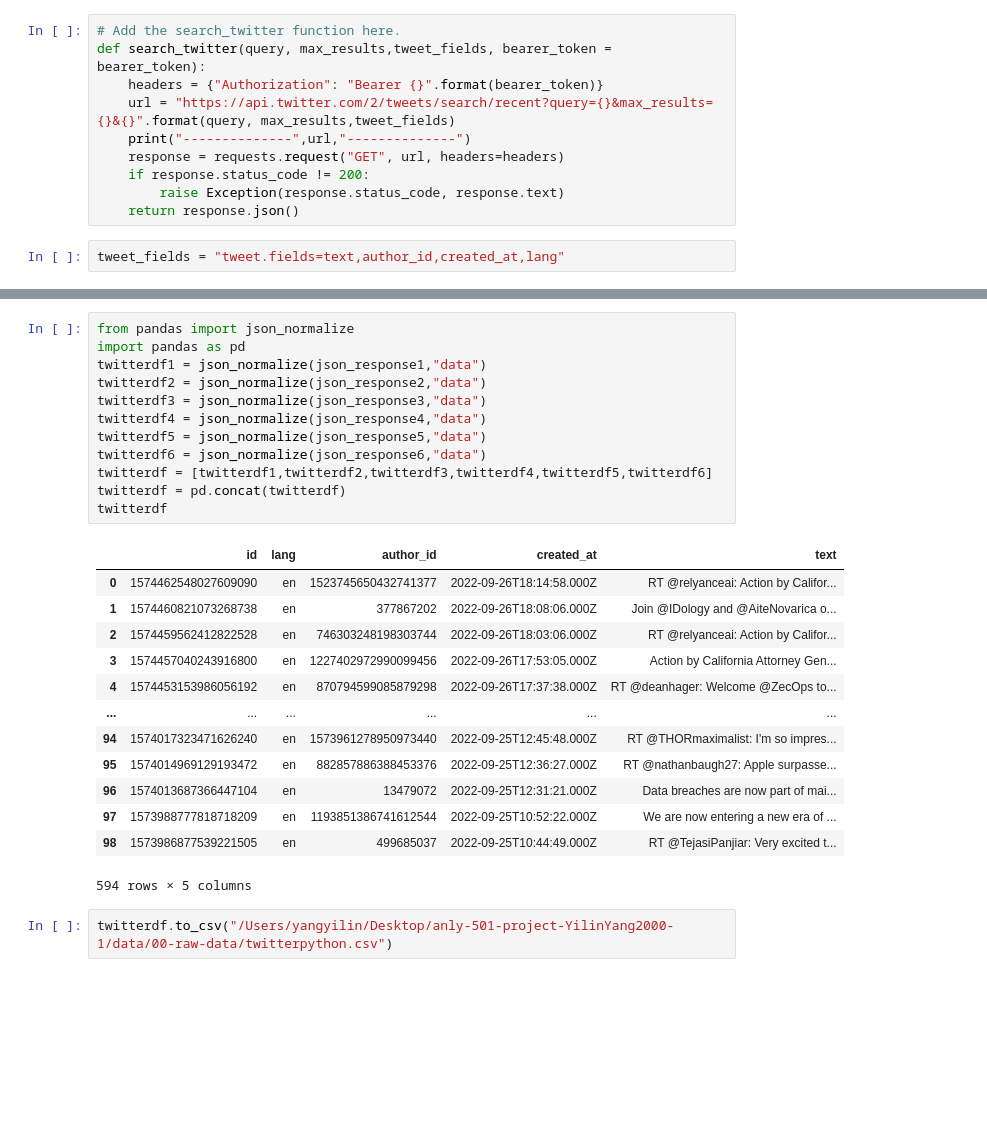
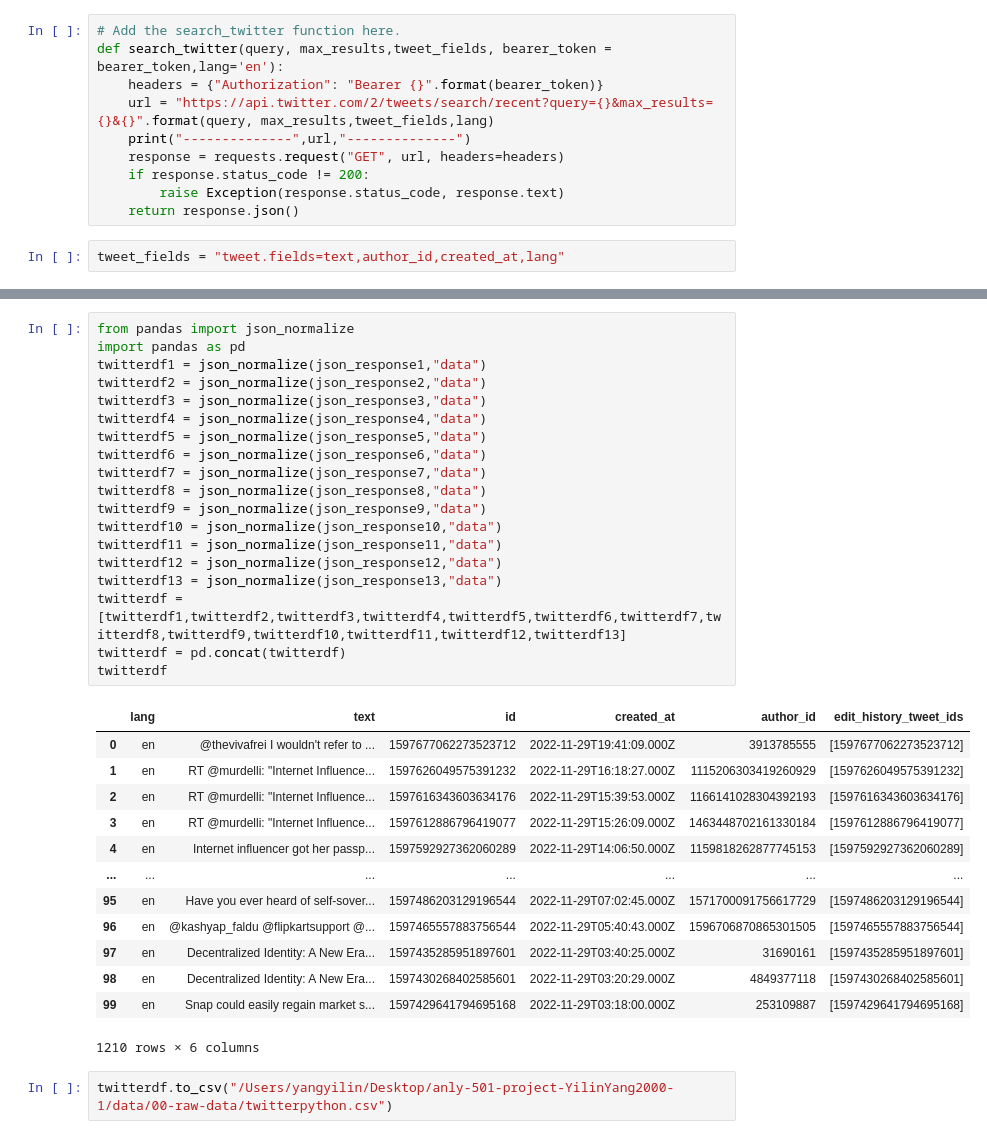
Before and after one commit to anly501/anly-501-project-YilinYang2000, a Jupyter notebook: 501-project-website/codes/data gathering.ipynb, the cells around one changed output, grey strips where cells are left out. Cells and saved outputs as stored; diff of their text form; blank space fills up the shorter version.

```diff
--- a/501-project-website/codes/01-data-gathering/data gathering.ipynb
+++ b/501-project-website/codes/data gathering.ipynb
@@ -68,9 +116,9 @@ auth.set_access_token(access_token, access_token_secret)
 api = tweepy.API(auth)
 # %%
 # Add the search_twitter function here.
-def search_twitter(query, max_results,tweet_fields, bearer_token = bearer_token):
+def search_twitter(query, max_results,tweet_fields, bearer_token = bearer_token,lang='en'):
     headers = {"Authorization": "Bearer {}".format(bearer_token)}
-    url = "https://api.twitter.com/2/tweets/search/recent?query={}&max_results={}&{}".format(query, max_results,tweet_fields)
+    url = "https://api.twitter.com/2/tweets/search/recent?query={}&max_results={}&{}".format(query, max_results,tweet_fields,lang)
     print("--------------",url,"--------------")
     response = requests.request("GET", url, headers=headers)
     if response.status_code != 200:
@@ -125,29 +213,36 @@ for idx,val in enumerate(search_tweets):
 # %%
 from pandas import json_normalize
 import pandas as pd
 twitterdf1 = json_normalize(json_response1,"data")
 twitterdf2 = json_normalize(json_response2,"data")
 twitterdf3 = json_normalize(json_response3,"data")
 twitterdf4 = json_normalize(json_response4,"data")
 twitterdf5 = json_normalize(json_response5,"data")
 twitterdf6 = json_normalize(json_response6,"data")
-twitterdf = [twitterdf1,twitterdf2,twitterdf3,twitterdf4,twitterdf5,twitterdf6]
+twitterdf7 = json_normalize(json_response7,"data")
+twitterdf8 = json_normalize(json_response8,"data")
+twitterdf9 = json_normalize(json_response9,"data")
+twitterdf10 = json_normalize(json_response10,"data")
+twitterdf11 = json_normalize(json_response11,"data")
+twitterdf12 = json_normalize(json_response12,"data")
+twitterdf13 = json_normalize(json_response13,"data")
+twitterdf = [twitterdf1,twitterdf2,twitterdf3,twitterdf4,twitterdf5,twitterdf6,twitterdf7,twitterdf8,twitterdf9,twitterdf10,twitterdf11,twitterdf12,twitterdf13]
 twitterdf = pd.concat(twitterdf)
 twitterdf
 # %% [output]
-|  | id | lang | author_id | created_at | text |
-| 0 | 1574462548027609090 | en | 1523745650432741377 | 2022-09-26T18:14:58.000Z | RT @relyanceai: Action by Califor... |
-| 1 | 1574460821073268738 | en | 377867202 | 2022-09-26T18:08:06.000Z | Join @IDology and @AiteNovarica o... |
-| 2 | 1574459562412822528 | en | 746303248198303744 | 2022-09-26T18:03:06.000Z | RT @relyanceai: Action by Califor... |
-| 3 | 1574457040243916800 | en | 1227402972990099456 | 2022-09-26T17:53:05.000Z | Action by California Attorney Gen... |
-| 4 | 1574453153986056192 | en | 870794599085879298 | 2022-09-26T17:37:38.000Z | RT @deanhager: Welcome @ZecOps to... |
-| ... | ... | ... | ... | ... | ... |
-| 94 | 1574017323471626240 | en | 1573961278950973440 | 2022-09-25T12:45:48.000Z | RT @THORmaximalist: I'm so impres... |
-| 95 | 1574014969129193472 | en | 882857886388453376 | 2022-09-25T12:36:27.000Z | RT @nathanbaugh27: Apple surpasse... |
-| 96 | 1574013687366447104 | en | 13479072 | 2022-09-25T12:31:21.000Z | Data breaches are now part of mai... |
-| 97 | 1573988777818718209 | en | 1193851386741612544 | 2022-09-25T10:52:22.000Z | We are now entering a new era of ... |
-| 98 | 1573986877539221505 | en | 499685037 | 2022-09-25T10:44:49.000Z | RT @TejasiPanjiar: Very excited t... |
+|  | lang | text | id | created_at | author_id | edit_history_tweet_ids |
+| 0 | en | @thevivafrei I wouldn't refer to ... | 1597677062273523712 | 2022-11-29T19:41:09.000Z | 3913785555 | [1597677062273523712] |
+| 1 | en | RT @murdelli: "Internet Influence... | 1597626049575391232 | 2022-11-29T16:18:27.000Z | 1115206303419260929 | [1597626049575391232] |
+| 2 | en | RT @murdelli: "Internet Influence... | 1597616343603634176 | 2022-11-29T15:39:53.000Z | 1166141028304392193 | [1597616343603634176] |
+| 3 | en | RT @murdelli: "Internet Influence... | 1597612886796419077 | 2022-11-29T15:26:09.000Z | 1463448702161330184 | [1597612886796419077] |
+| 4 | en | Internet influencer got her passp... | 1597592927362060289 | 2022-11-29T14:06:50.000Z | 1159818262877745153 | [1597592927362060289] |
+| ... | ... | ... | ... | ... | ... | ... |
+| 95 | en | Have you ever heard of self-sover... | 1597486203129196544 | 2022-11-29T07:02:45.000Z | 1571700091756617729 | [1597486203129196544] |
+| 96 | en | @kashyap_faldu @flipkartsupport @... | 1597465557883756544 | 2022-11-29T05:40:43.000Z | 1596706870865301505 | [1597465557883756544] |
+| 97 | en | Decentralized Identity: A New Era... | 1597435285951897601 | 2022-11-29T03:40:25.000Z | 31690161 | [1597435285951897601] |
+| 98 | en | Decentralized Identity: A New Era... | 1597430268402585601 | 2022-11-29T03:20:29.000Z | 4849377118 | [1597430268402585601] |
+| 99 | en | Snap could easily regain market s... | 1597429641794695168 | 2022-11-29T03:18:00.000Z | 253109887 | [1597429641794695168] |
-594 rows × 5 columns
+1210 rows × 6 columns
 # %%
 twitterdf.to_csv("/Users/yangyilin/Desktop/anly-501-project-YilinYang2000-1/data/00-raw-data/twitterpython.csv")
 # %% [markdown]
```
Also changed, not shown: parts of 3 cells of this notebook, 54 other files.
